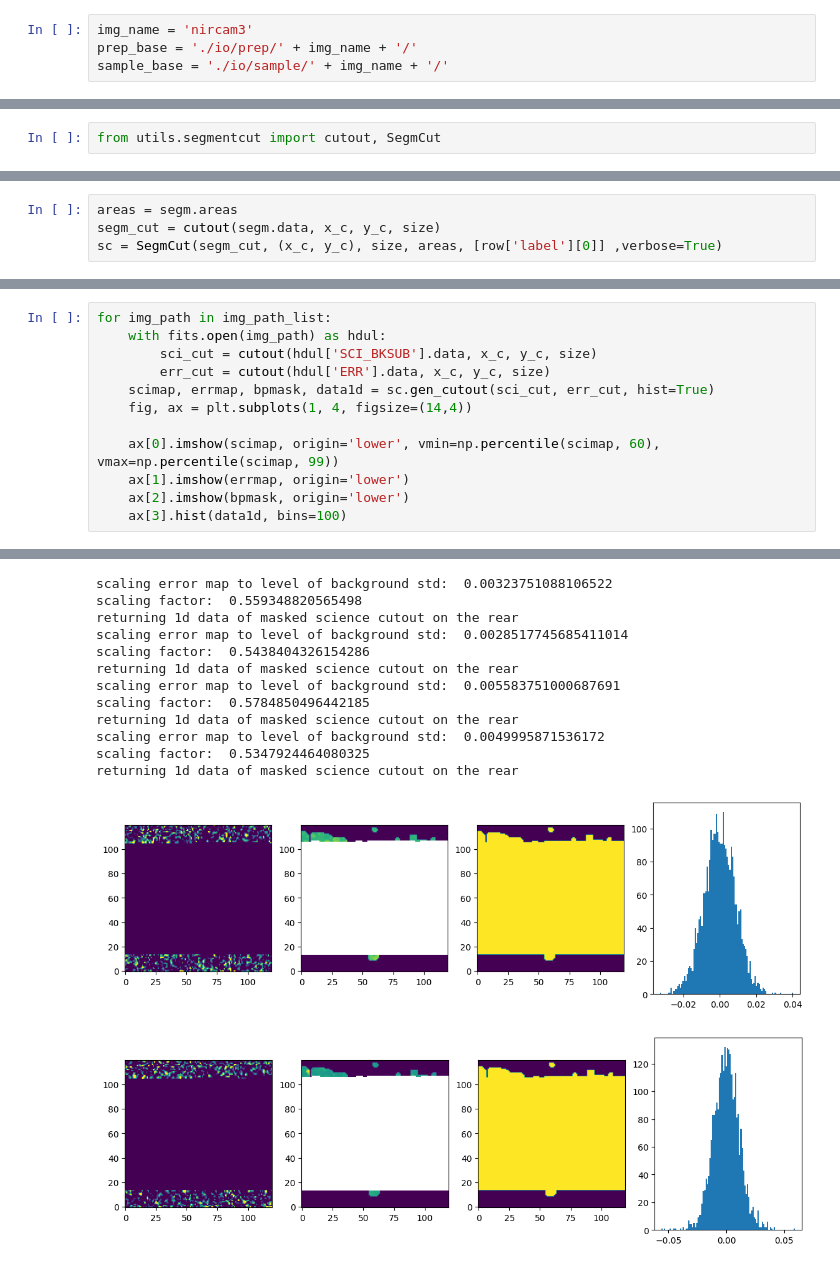
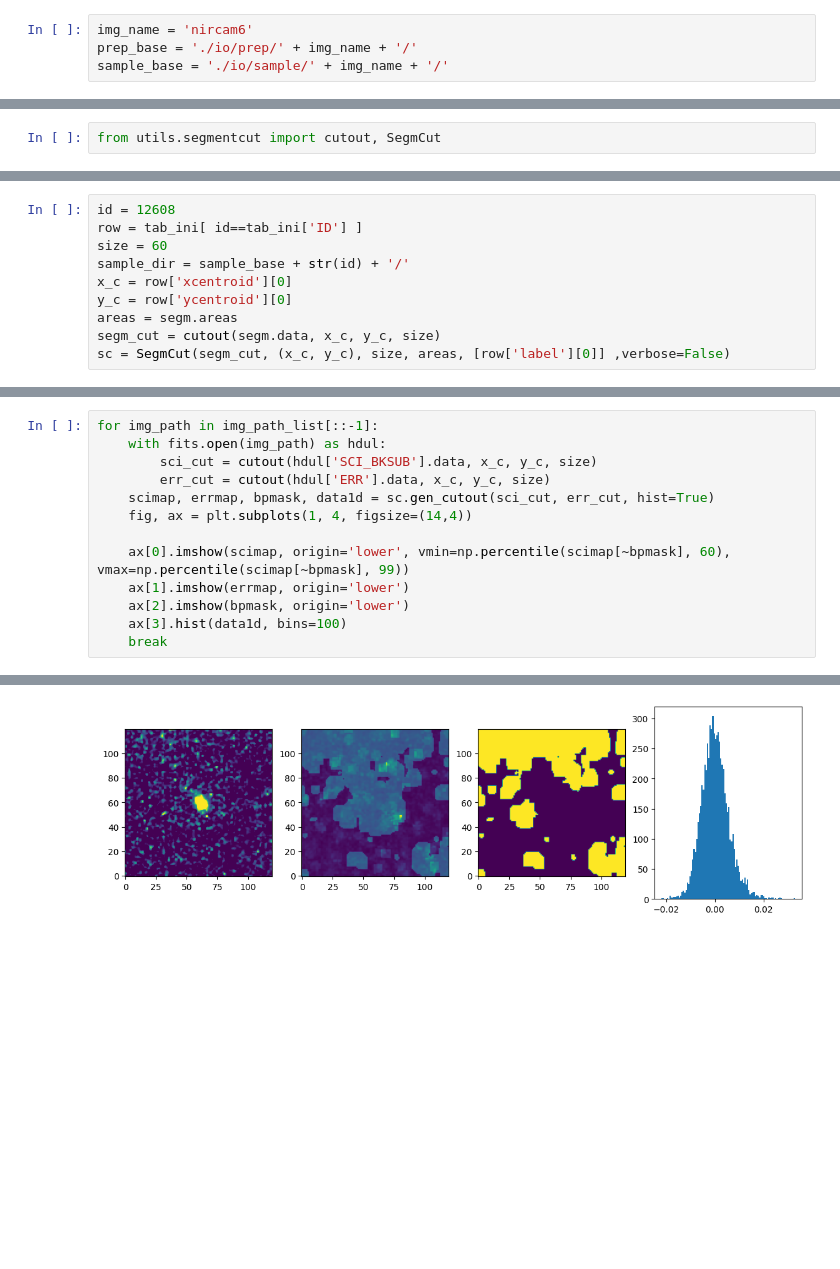
Before and after one commit to Cereal137/GalfitModified, a Jupyter notebook: 3recut.ipynb, the cells around one changed output, grey strips where cells are left out. Drawn from its saved outputs; the diff is of its cells as text; blank space fills up the shorter version.

```diff
--- a/3recut.ipynb
+++ b/3recut.ipynb
@@ -7,7 +8,7 @@ from astropy.io import fits
 from astropy.table import Table
 from photutils.segmentation import SegmentationImage
 # %%
-img_name = 'nircam3'
+img_name = 'nircam6'
 prep_base = './io/prep/' + img_name + '/'
 sample_base = './io/sample/' + img_name + '/'
 # %%
@@ -68,4 +44,10 @@ IndexError: index 0 is out of bounds for axis 0 with size 0
 # %%
+id = 12608
+row = tab_ini[ id==tab_ini['ID'] ]
+size = 60
+sample_dir = sample_base + str(id) + '/'
+x_c = row['xcentroid'][0]
+y_c = row['ycentroid'][0]
 areas = segm.areas
 segm_cut = cutout(segm.data, x_c, y_c, size)
-sc = SegmCut(segm_cut, (x_c, y_c), size, areas, [row['label'][0]] ,verbose=True)
+sc = SegmCut(segm_cut, (x_c, y_c), size, areas, [row['label'][0]] ,verbose=False)
@@ -90,13 +54,14 @@ dilation size for targeted label 34788:  8
 # %%
-for img_path in img_path_list:
+for img_path in img_path_list[::-1]:
     with fits.open(img_path) as hdul:
         sci_cut = cutout(hdul['SCI_BKSUB'].data, x_c, y_c, size)
         err_cut = cutout(hdul['ERR'].data, x_c, y_c, size)
     scimap, errmap, bpmask, data1d = sc.gen_cutout(sci_cut, err_cut, hist=True)
     fig, ax = plt.subplots(1, 4, figsize=(14,4))
 
-    ax[0].imshow(scimap, origin='lower', vmin=np.percentile(scimap, 60), vmax=np.percentile(scimap, 99))
+    ax[0].imshow(scimap, origin='lower', vmin=np.percentile(scimap[~bpmask], 60), vmax=np.percentile(scimap[~bpmask], 99))
     ax[1].imshow(errmap, origin='lower')
     ax[2].imshow(bpmask, origin='lower')
     ax[3].hist(data1d, bins=100)
+    break
 # %% [output]
@@ -112,14 +68 @@ returning 1d data of masked science cutout on the rear
-scaling error map to level of background std:  0.00323751088106522
-scaling factor:  0.559348820565498
-returning 1d data of masked science cutout on the rear
-scaling error map to level of background std:  0.0028517745685411014
-scaling factor:  0.5438404326154286
-returning 1d data of masked science cutout on the rear
-scaling error map to level of background std:  0.005583751000687691
-scaling factor:  0.5784850496442185
-returning 1d data of masked science cutout on the rear
-scaling error map to level of background std:  0.0049995871536172
-scaling factor:  0.5347924464080325
-returning 1d data of masked science cutout on the rear
-[figure, old version]
+[figure, new version]
-[figure, removed]
```
Also changed, not shown: parts of 13 cells of this notebook, 17 other files.
